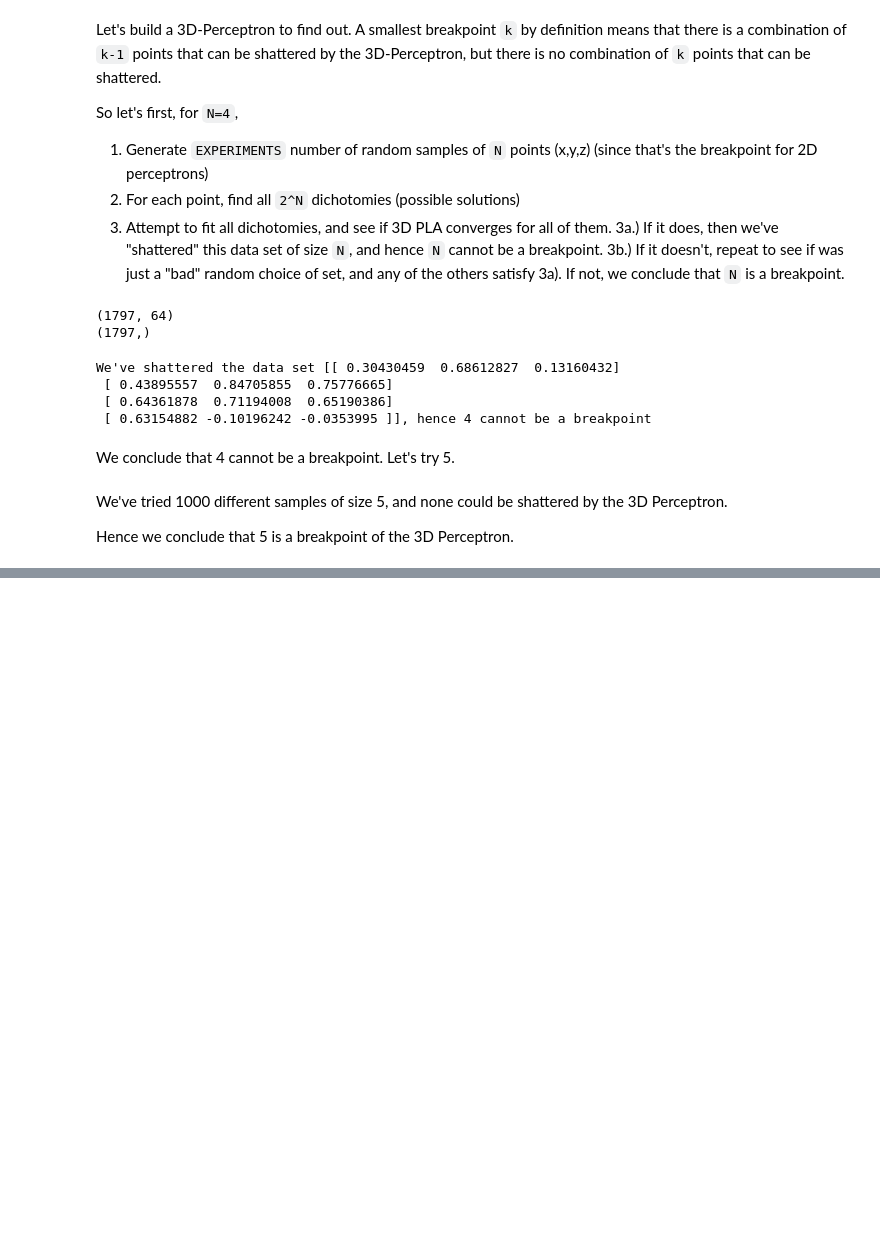
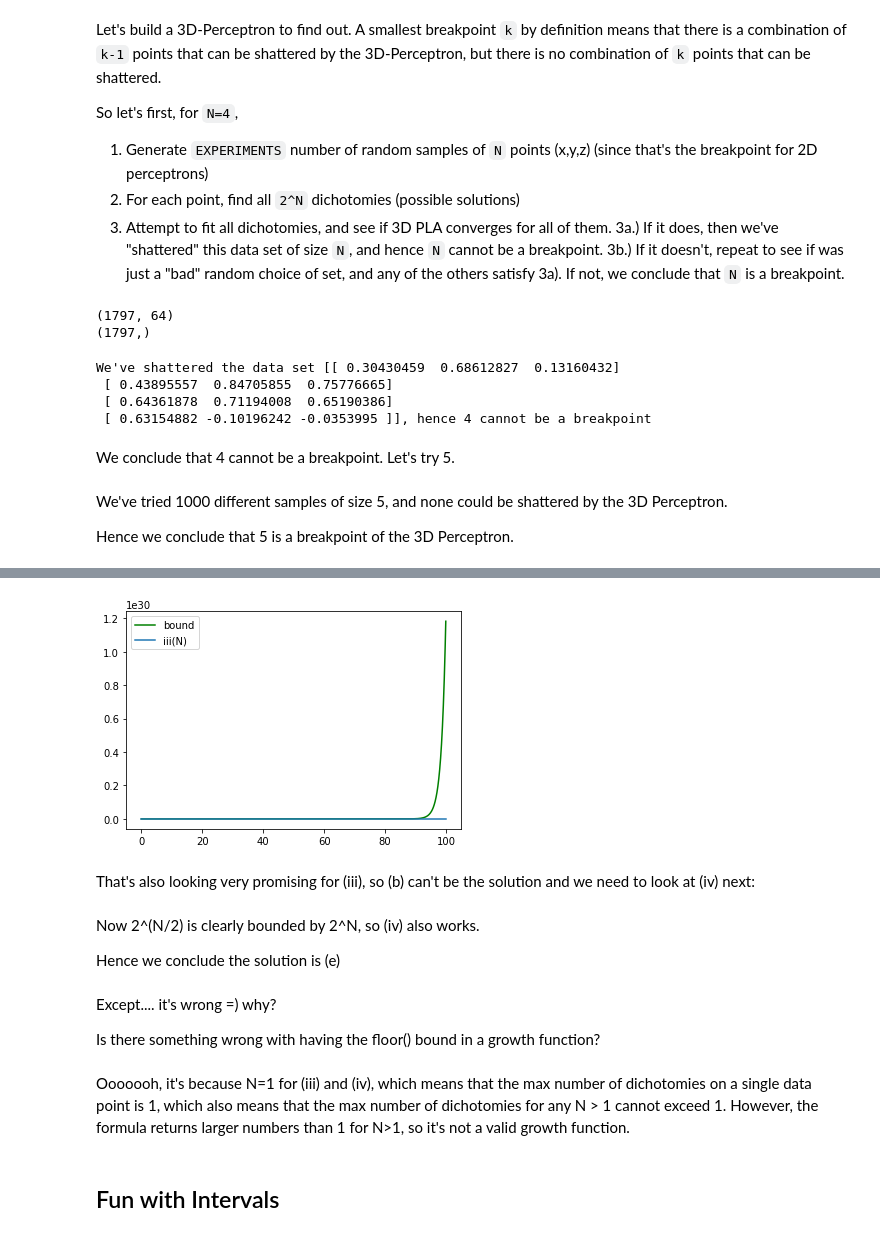
Before and after one commit to workflow/caltech-machine-learning-homework, a Jupyter notebook: HW3.ipynb, the cells around one changed output, grey strips where cells are left out. Drawn from its saved outputs; the diff is of its cells as text; code cells hidden in the pictures; blank space fills up the shorter version.

```diff
--- a/HW3.ipynb
+++ b/HW3.ipynb
@@ -161,0 +224,25 @@ Hence we conclude that 5 is a breakpoint of the 3D Perceptron.
+# %%
+X = np.arange(0, 100, 0.1)
+yBound = bound(X)
+yThree = np.vectorize(three)(X)
+
+plt.plot(X, yBound, color='g', label='bound')
+plt.plot(X, yThree, label='iii(N)')
+plt.legend()
+plt.show()
+# %% [output]
+[figure, added]
+# %% [markdown]
+That's also looking very promising for (iii), so (b) can't be the solution and we need to look at (iv) next:
+# %% [markdown]
+Now 2^(N/2) is clearly bounded by 2^N, so (iv) also works.
+
+Hence we conclude the solution is (e)
+# %% [markdown]
+Except.... it's wrong =) why?
+
+Is there something wrong with having the floor() bound in a growth function?
+# %% [markdown]
+Ooooooh, it's because N=1 for (iii) and (iv), which means that the max number of dichotomies on a single data point is 1, which also means that the max number of dichotomies for any N > 1 cannot exceed 1. However, the formula returns larger numbers than 1 for N>1, so it's not a valid growth function.
+# %% [markdown]
+## Fun with Intervals
```
Also changed, not shown: parts of 9 cells of this notebook, 2 other files.
